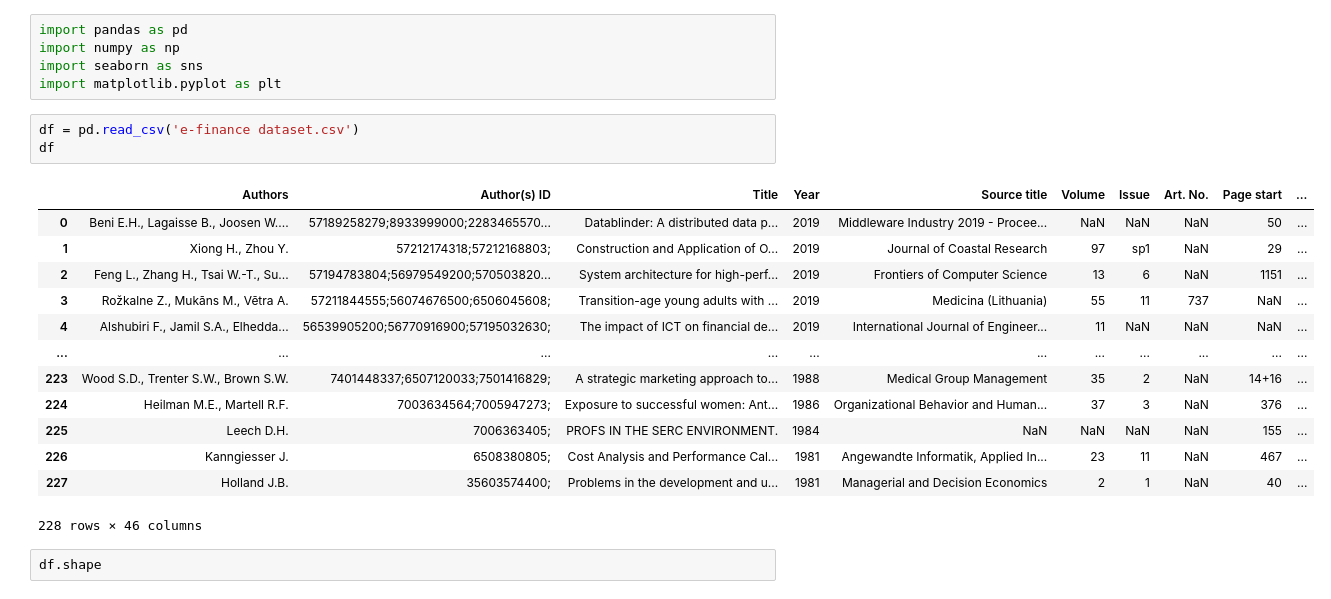
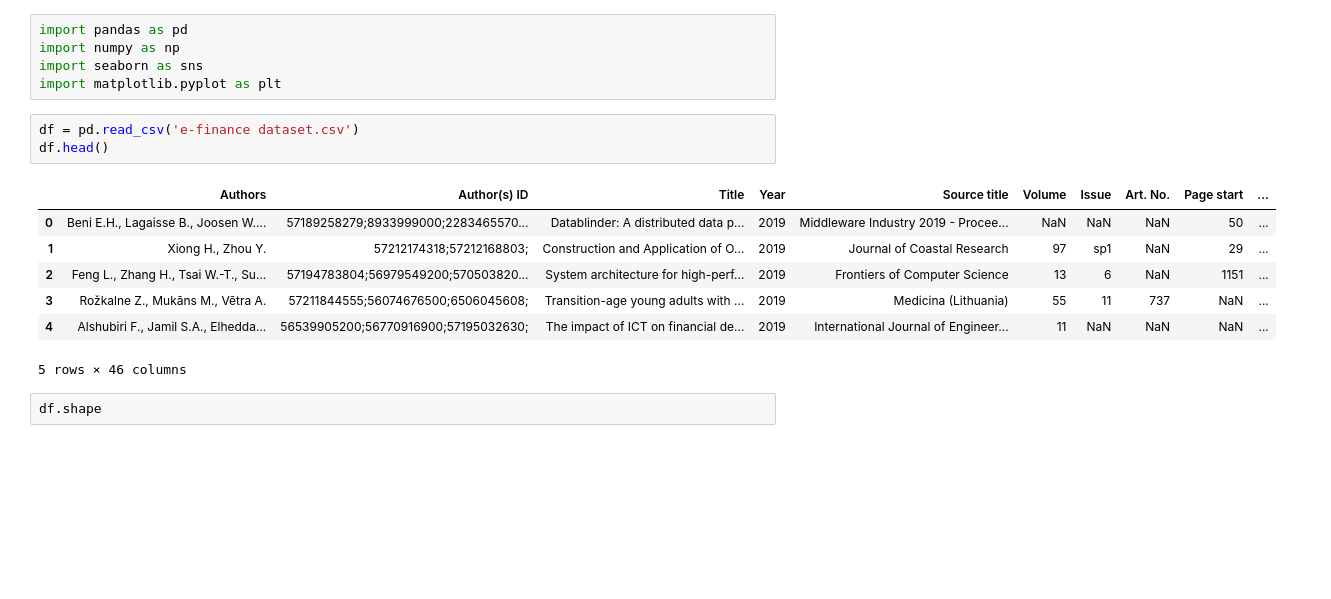
Before and after one commit to rahulgundre/HDSCWINTER-22_Premier-project, a Jupyter notebook: EDA analysis .ipynb, the cells around one changed output. Drawn from its saved outputs; the diff is of its cells as text; blank space fills up the shorter version.

```diff
--- a/EDA analysis .ipynb
+++ b/EDA analysis .ipynb
@@ -9,21 +9,15 @@ import seaborn as sns
 import matplotlib.pyplot as plt
 # %%
 df = pd.read_csv('e-finance dataset.csv')
-df
+df.head()
 # %% [output]
 |  | Authors | Author(s) ID | Title | Year | Source title | Volume | Issue | Art. No. | Page start | ... |
 | 0 | Beni E.H., Lagaisse B., Joosen W.... | 57189258279;8933999000;2283465570... | Datablinder: A distributed data p... | 2019 | Middleware Industry 2019 - Procee... | NaN | NaN | NaN | 50 | ... |
 | 1 | Xiong H., Zhou Y. | 57212174318;57212168803; | Construction and Application of O... | 2019 | Journal of Coastal Research | 97 | sp1 | NaN | 29 | ... |
 | 2 | Feng L., Zhang H., Tsai W.-T., Su... | 57194783804;56979549200;570503820... | System architecture for high-perf... | 2019 | Frontiers of Computer Science | 13 | 6 | NaN | 1151 | ... |
 | 3 | Rožkalne Z., Mukāns M., Vētra A. | 57211844555;56074676500;6506045608; | Transition-age young adults with ... | 2019 | Medicina (Lithuania) | 55 | 11 | 737 | NaN | ... |
 | 4 | Alshubiri F., Jamil S.A., Elhedda... | 56539905200;56770916900;57195032630; | The impact of ICT on financial de... | 2019 | International Journal of Engineer... | 11 | NaN | NaN | NaN | ... |
-| ... | ... | ... | ... | ... | ... | ... | ... | ... | ... | ... |
-| 223 | Wood S.D., Trenter S.W., Brown S.W. | 7401448337;6507120033;7501416829; | A strategic marketing approach to... | 1988 | Medical Group Management | 35 | 2 | NaN | 14+16 | ... |
-| 224 | Heilman M.E., Martell R.F. | 7003634564;7005947273; | Exposure to successful women: Ant... | 1986 | Organizational Behavior and Human... | 37 | 3 | NaN | 376 | ... |
-| 225 | Leech D.H. | 7006363405; | PROFS IN THE SERC ENVIRONMENT. | 1984 | NaN | NaN | NaN | NaN | 155 | ... |
-| 226 | Kanngiesser J. | 6508380805; | Cost Analysis and Performance Cal... | 1981 | Angewandte Informatik, Applied In... | 23 | 11 | NaN | 467 | ... |
-| 227 | Holland J.B. | 35603574400; | Problems in the development and u... | 1981 | Managerial and Decision Economics | 2 | 1 | NaN | 40 | ... |
-228 rows × 46 columns
+5 rows × 46 columns
 # %%
 df.shape
 # %% [output]
```
Also changed, not shown: parts of 17 cells of this notebook, 1 other file.
